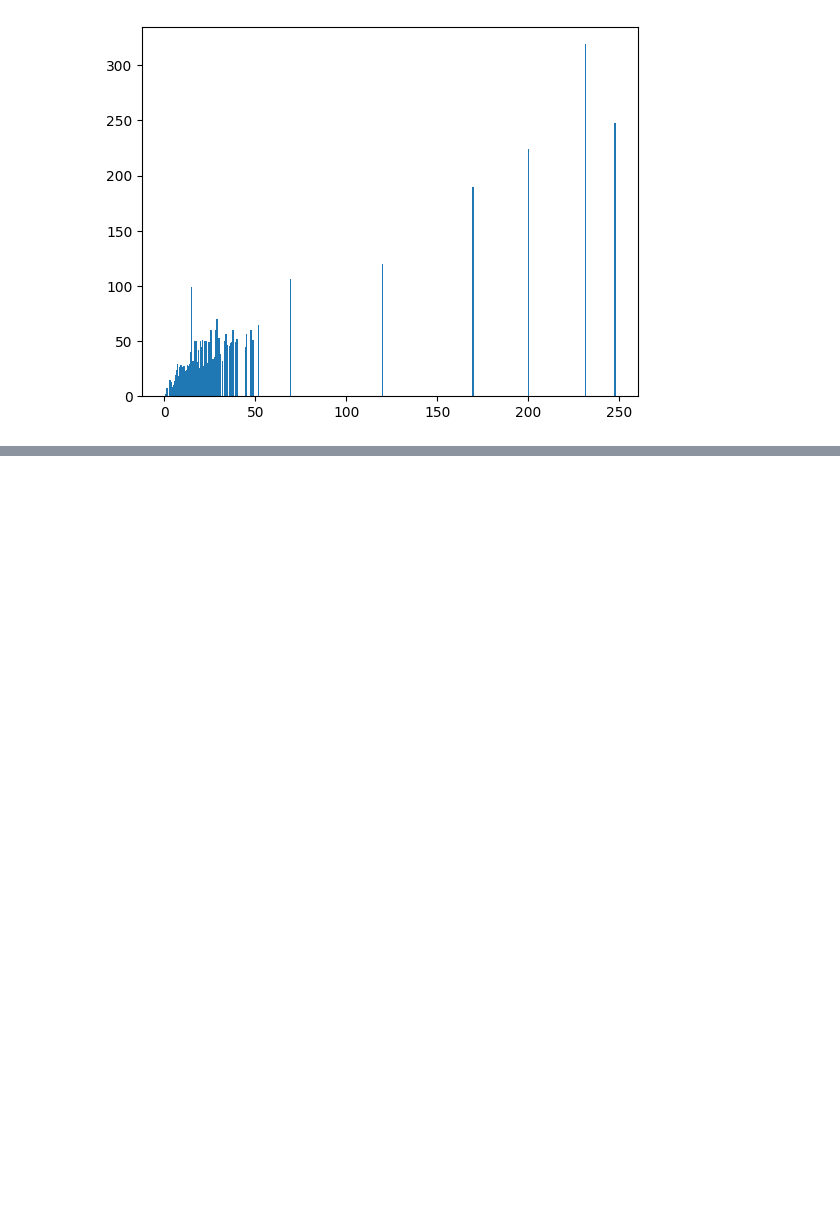
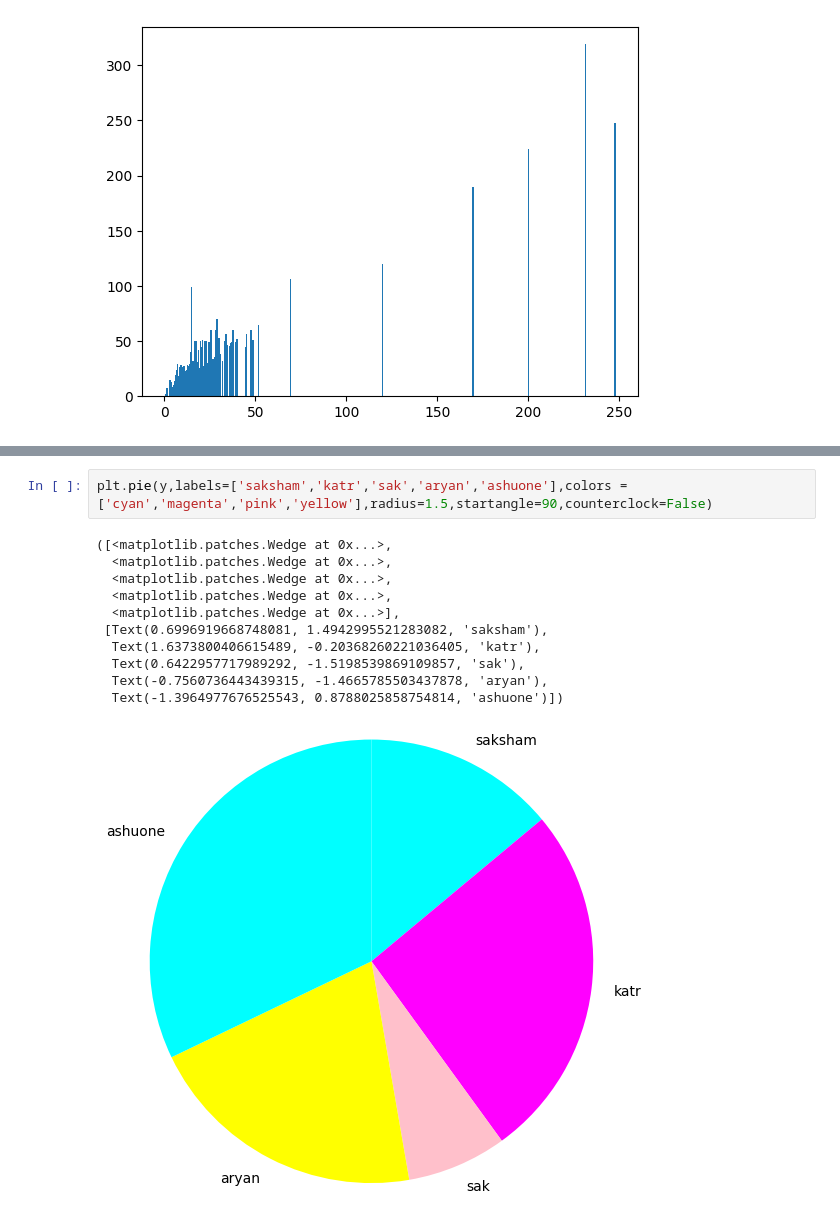
Before and after one commit to SakshamKatiy/Machine-Learning, a Jupyter notebook: 24may visualization.ipynb, the cells around one changed output, grey strips where cells are left out. Cells and saved outputs as stored; diff of their text form; blank space fills up the shorter version.

Commit message:
matplotlib

```diff
--- a/24may visualization.ipynb
+++ b/24may visualization.ipynb
@@ -32,0 +45,14 @@ plt.bar(x,y)
+# %%
+plt.pie(y,labels=['saksham','katr','sak','aryan','ashuone'],colors = ['cyan','magenta','pink','yellow'],radius=1.5,startangle=90,counterclock=False)
+# %% [output]
+([<matplotlib.patches.Wedge at 0x...>,
+  <matplotlib.patches.Wedge at 0x...>,
+  <matplotlib.patches.Wedge at 0x...>,
+  <matplotlib.patches.Wedge at 0x...>,
+  <matplotlib.patches.Wedge at 0x...>],
+ [Text(0.6996919668748081, 1.4942995521283082, 'saksham'),
+  Text(1.6373800406615489, -0.20368260221036405, 'katr'),
+  Text(0.6422957717989292, -1.5198539869109857, 'sak'),
+  Text(-0.7560736443439315, -1.4665785503437878, 'aryan'),
+  Text(-1.3964977676525543, 0.8788025858754814, 'ashuone')])
+[figure, added]
```
Also changed, not shown: parts of 6 cells of this notebook.
